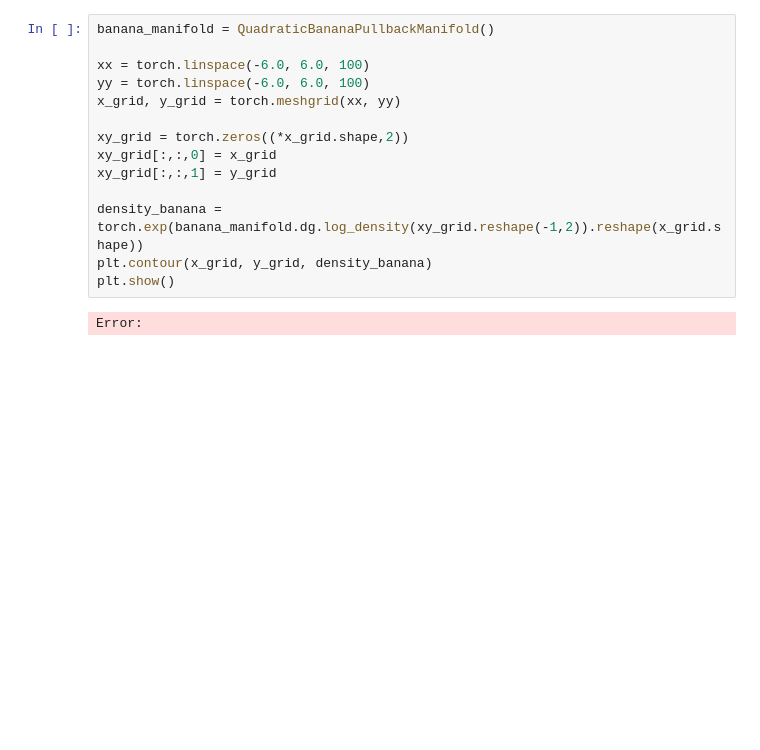
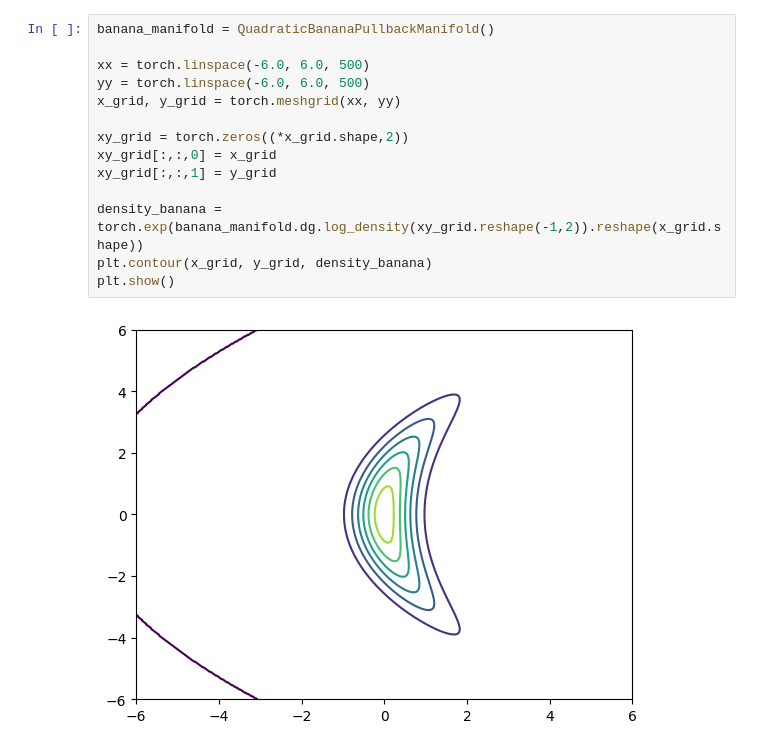
Before and after one commit to GBATZOLIS/Score-Based-Pullback-Riemannian-Geometry, a Jupyter notebook: quadratic_banana.ipynb, the cells around one changed output. Drawn from its saved outputs; the diff is of its cells as text; blank space fills up the shorter version.

```diff
--- a/quadratic_banana.ipynb
+++ b/quadratic_banana.ipynb
@@ -9,19 +7,19 @@ Error:
 # %%
 banana_manifold = QuadraticBananaPullbackManifold()
 
-xx = torch.linspace(-6.0, 6.0, 100)
-yy = torch.linspace(-6.0, 6.0, 100)
+xx = torch.linspace(-6.0, 6.0, 500)
+yy = torch.linspace(-6.0, 6.0, 500)
 x_grid, y_grid = torch.meshgrid(xx, yy)
 
 xy_grid = torch.zeros((*x_grid.shape,2))
 xy_grid[:,:,0] = x_grid
 xy_grid[:,:,1] = y_grid
 
 density_banana = torch.exp(banana_manifold.dg.log_density(xy_grid.reshape(-1,2)).reshape(x_grid.shape))
 plt.contour(x_grid, y_grid, density_banana)
 plt.show()
 # %% [output]
-Error:
+[figure, added]
 # %%
 # special points
 x0 = torch.tensor([2.,4.])
```
Also changed, not shown: parts of 10 cells of this notebook, 8 other files.
